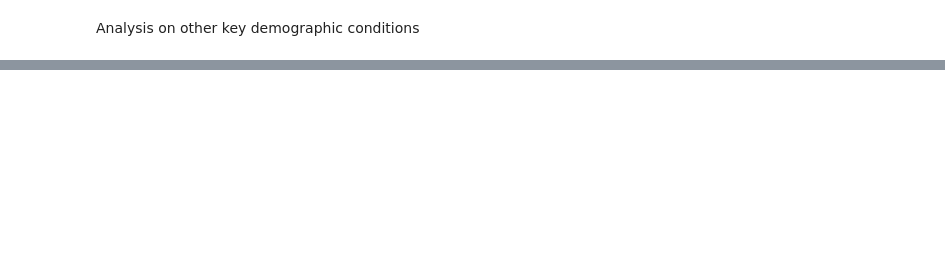
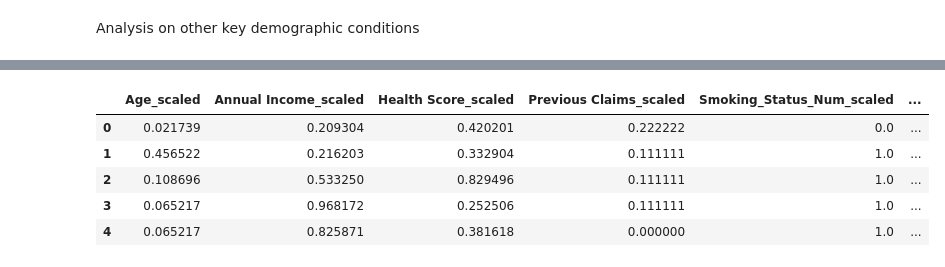
Before and after one commit to ra1croft/Acko_Insurance_Analysis, a Jupyter notebook: Acko_Insurance_Data.ipynb, the cells around one changed output, grey strips where cells are left out. Saved outputs shown, nothing was run; the diff lists cells and outputs as text; code cells hidden in the pictures; blank space fills up the shorter version.

```diff
--- a/Acko_Insurance_Data.ipynb
+++ b/Acko_Insurance_Data.ipynb
@@ -504,0 +552,7 @@ data['Total_Risk_Score'] = (data['Health_Risk_Score'] * 0.4 +
+# %%
+#defining the base premium this would be the average premium in the dataset or determined based on policy type.
+
+# Calculate the base premium using median to avoid skewing due to extreme values
+base_premium = data["Premium Amount"].median()
+
+print(f"Base Premium: {base_premium: .2f}")
@@ -504,0 +579,35 @@ data['Total_Risk_Score'] = (data['Health_Risk_Score'] * 0.4 +
+# %%
+#Computing Risk-Adjusted Premium
+# Define weights for each factor
+weights = {
+    "Age_scaled": 0.4,
+    "Annual Income_scaled": 0.05,
+    "Health Score_scaled": 0.2,
+    "Previous Claims_scaled": 0.1,
+    "Smoking_Status_Num_scaled": 0.1,
+    "Policy_Type_Num_scaled": 0.1
+}
+
+# Calculate the risk adjustment
+data["Risk Adjustment"] = (
+    (data["Age_scaled"] * weights["Age_scaled"]) +
+    (data["Annual Income_scaled"] * weights["Annual Income_scaled"]) +
+    (data["Health Score_scaled"] * weights["Health Score_scaled"]) +
+    (data["Previous Claims_scaled"] * weights["Previous Claims_scaled"]) +
+    (data["Smoking_Status_Num_scaled"] * weights["Smoking_Status_Num_scaled"]) +
+    (data["Policy_Type_Num_scaled"] * weights["Policy_Type_Num_scaled"])
+)
+
+# Calculate the final premium
+data["Risk-Adjusted Premium"] = base_premium + data["Risk Adjustment"]
+
+# Display first few rows
+data[["Age_scaled", "Annual Income_scaled", "Health Score_scaled", "Previous Claims_scaled",
+      "Smoking_Status_Num_scaled", "Policy_Type_Num_scaled", "Risk Adjustment", "Risk-Adjusted Premium"]].head()
+# %% [output]
+|  | Age_scaled | Annual Income_scaled | Health Score_scaled | Previous Claims_scaled | Smoking_Status_Num_scaled | ... |
+| 0 | 0.021739 | 0.209304 | 0.420201 | 0.222222 | 0.0 | ... |
+| 1 | 0.456522 | 0.216203 | 0.332904 | 0.111111 | 1.0 | ... |
+| 2 | 0.108696 | 0.533250 | 0.829496 | 0.111111 | 1.0 | ... |
+| 3 | 0.065217 | 0.968172 | 0.252506 | 0.111111 | 1.0 | ... |
+| 4 | 0.065217 | 0.825871 | 0.381618 | 0.000000 | 1.0 | ... |
```
Also changed, not shown: parts of 19 cells of this notebook, 2 other files.
